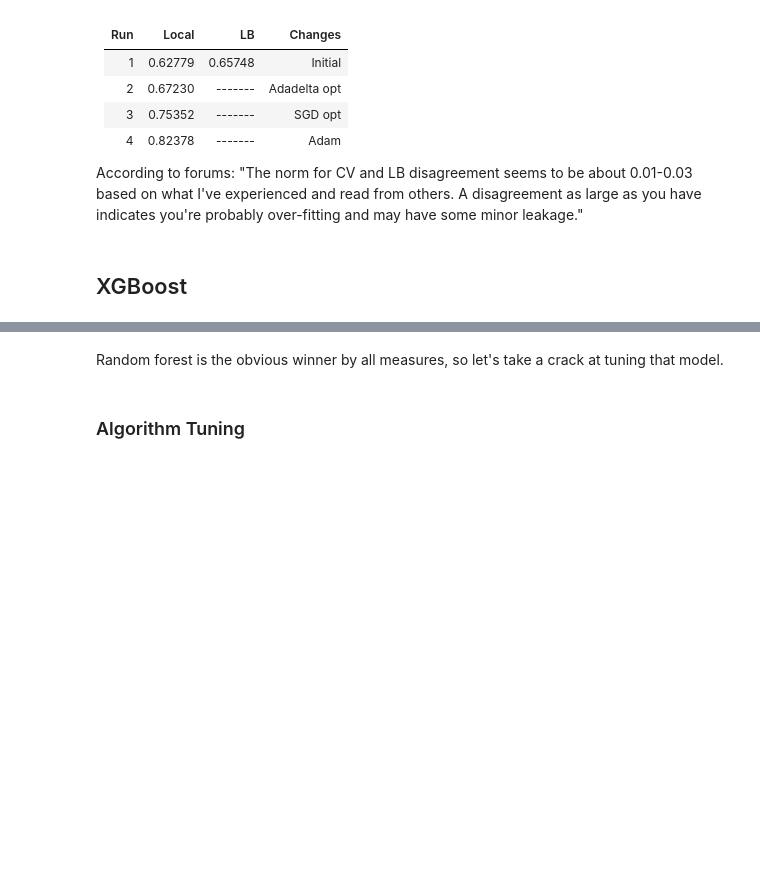
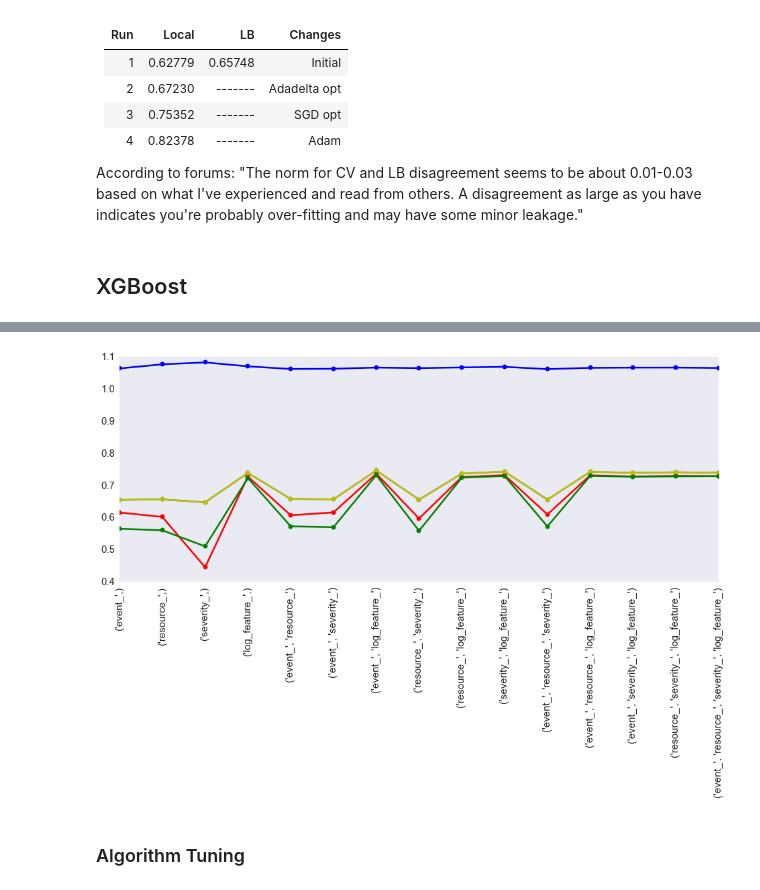
Before and after one commit to abiraja2004/ml_fun, a Jupyter notebook: telstra/notes.ipynb, the cells around one changed output, grey strips where cells are left out. Cells and saved outputs as stored; diff of their text form; code cells hidden in the pictures; blank space fills up the shorter version.

```diff
--- a/telstra/notes.ipynb
+++ b/telstra/notes.ipynb
@@ -1519,0 +1446,11 @@ Find which of the harness models has performed the best in the first pass.
+# %%
+from sklearn.tree import DecisionTreeClassifier as DT
+from sklearn.ensemble import AdaBoostClassifier as ABC
+tree_stump = DT(max_depth=4, min_samples_leaf=1)
+
+kwargs = {'base_estimator':tree_stump,
+          'learning_rate':1,
+          'n_estimators':400,
+          'algorithm':"SAMME"}
+
+results = feature_mixer(df_train, attributes, ABC, **kwargs)
@@ -1520,3 +1516,15 @@ Find which of the harness models has performed the best in the first pass.
+# %%
+plt.figure(figsize=(16, 6))
+ax = plt.subplot(111)
+results.loc[:, 'accuracy'].plot(kind='line', ax=ax, rot=90, marker='o')
+results.loc[:, 'precision'].plot(kind='line', ax=ax, color='r', rot=90, marker='o')
+results.loc[:, 'recall'].plot(kind='line', ax=ax, color='y', rot=90, marker='o')
+results.loc[:, 'f1'].plot(kind='line', ax=ax, color='g', rot=90, marker='o')
+results.loc[:, 'kscore'].plot(kind='line', ax=ax, color='b', rot=90, marker='o')
+plt.xticks(range(len(results.index)), results.attr_combo)
+plt.show()
+# %% [output]
+[figure, added]
 # %%
 # best and worst models
 max_idx, max_value = max(enumerate(acc), key=operator.itemgetter(1))
@@ -1527,8 +1535,6 @@ print '{:20} {:20} {:.2%}'.format('Best precision:', ml_models[max_idx][0], prec
 
 max_idx, max_value = max(enumerate(recl), key=operator.itemgetter(1))
 print '{:20} {:20} {:.2%}'.format('Best recall:', ml_models[max_idx][0], recl[max_idx])
-# %% [markdown]
-Random forest is the obvious winner by all measures, so let's take a crack at tuning that model.
 # %% [markdown]
 ### Algorithm Tuning
 # %% [markdown]
```
Also changed, not shown: parts of 31 cells of this notebook, 3 other files.
